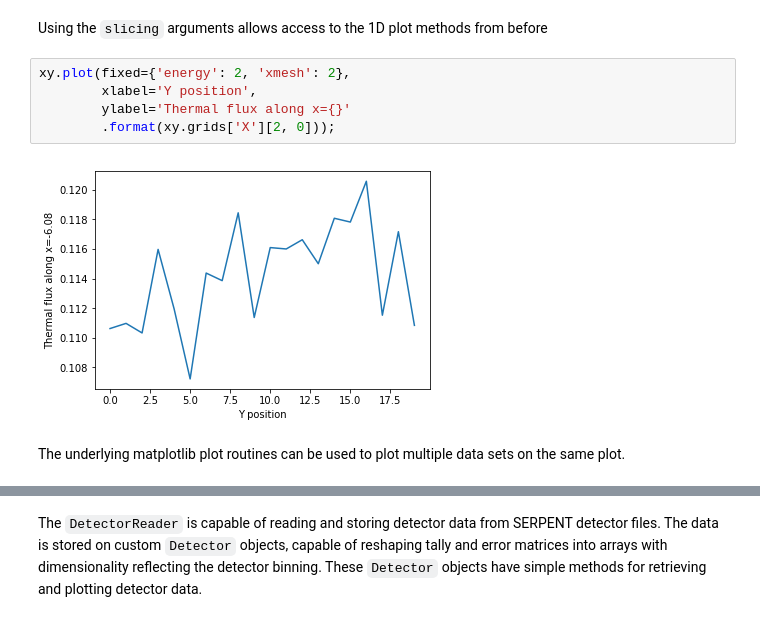
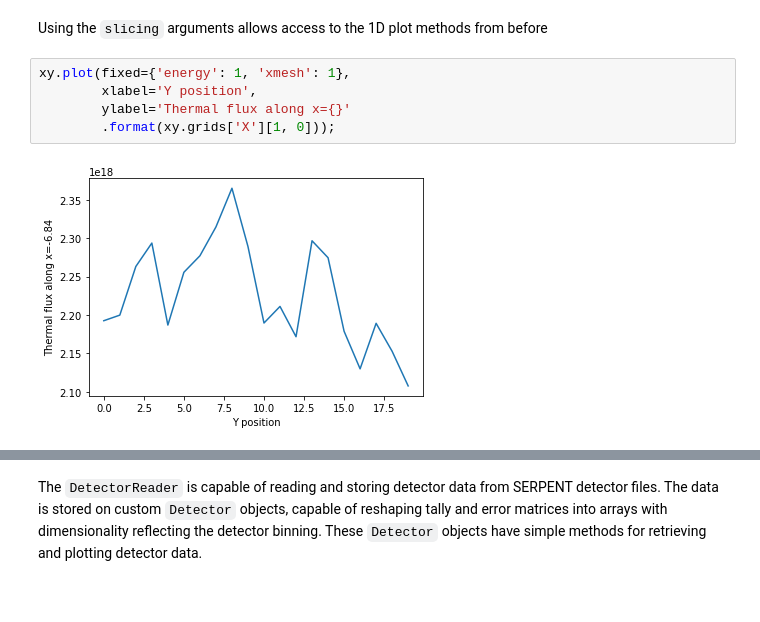
Before and after one commit to CORE-GATECH-GROUP/serpent-tools, a Jupyter notebook: examples/Detector.ipynb, the cells around one changed output, grey strips where cells are left out. Drawn from its saved outputs; the diff is of its cells as text.

```diff
--- a/examples/Detector.ipynb
+++ b/examples/Detector.ipynb
@@ -249,11 +247,9 @@ spectrum.meshPlot('e', 'reaction', what='errors',
 # %% [markdown]
 Using the `slicing` arguments allows access to the 1D plot methods from before
 # %%
-xy.plot(fixed={'energy': 2, 'xmesh': 2},
+xy.plot(fixed={'energy': 1, 'xmesh': 1},
         xlabel='Y position',
         ylabel='Thermal flux along x={}'
-        .format(xy.grids['X'][2, 0]));
+        .format(xy.grids['X'][1, 0]));
 # %% [output]
-[figure, old version]
+[figure, new version]
-# %% [markdown]
-The underlying matplotlib plot routines can be used to plot multiple data sets on the same plot.
```
Also changed, not shown: parts of 49 cells of this notebook, 30 other files.
